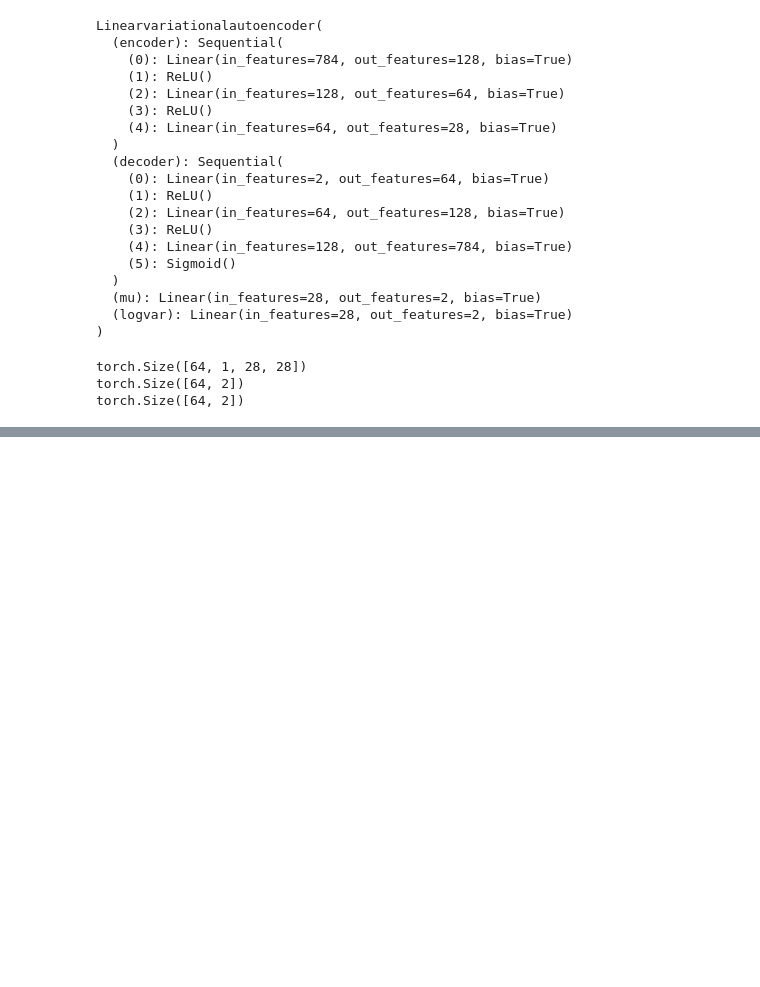
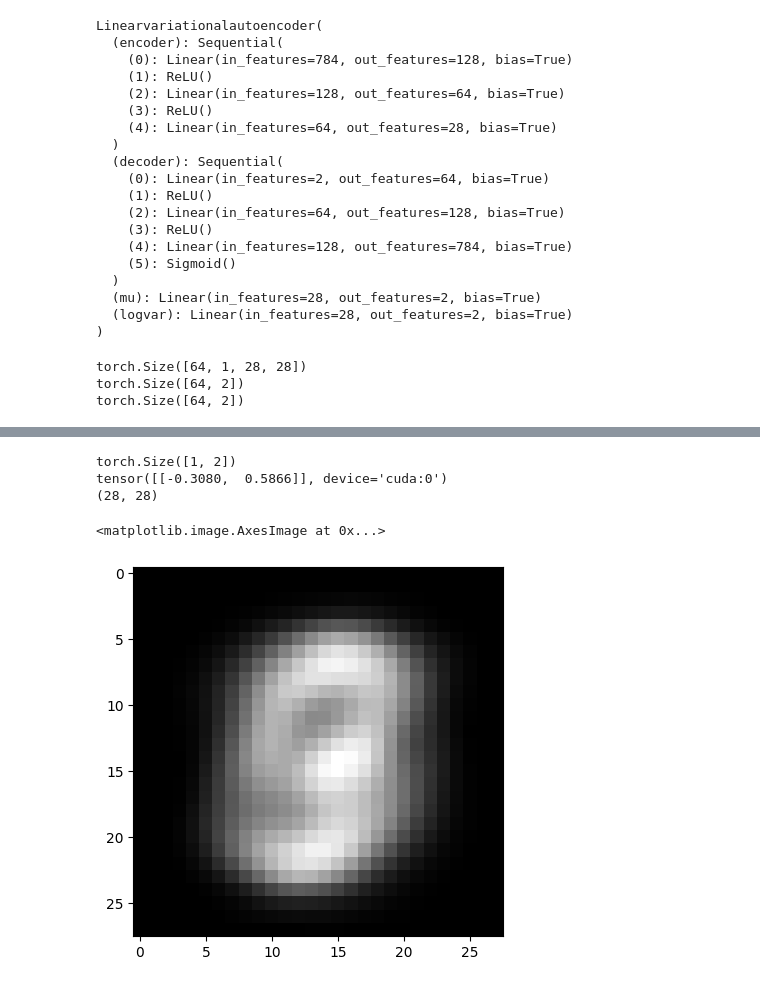
Before and after one commit to Yub-S/deep_generative_models, a Jupyter notebook: variational_autoencoder.ipynb, the cells around one changed output, grey strips where cells are left out. Saved outputs shown, nothing was run; the diff lists cells and outputs as text; code cells hidden in the pictures; blank space fills up the shorter version.

```diff
--- a/variational_autoencoder.ipynb
+++ b/variational_autoencoder.ipynb
@@ -108,0 +120,20 @@ torch.Size([64, 2])
+# %%
+def var_loss(x,x_hat,log_var,mu,reconstruction_weight=1,kl_weight=1):
+
+  """ here we calculate the average mean squared error on image level i.e we calculate the pixel loss for each image
+  flatten it sum that up to find the total image loss and then take the mean over the entire batch and find the reconstruction loss for the batch
+  similarly we do the same for kl loss"""
+
+  pixel_mse = (x-x_hat)**2 # b,c,h,w
+  pixel_flat_mse = pixel_mse.flatten(1)
+  #reconstruction_loss = pixel_flat_mse.mean()
+  reconstruction_loss = pixel_flat_mse.sum(axis = -1).mean()
+  #print("reconstruction loss :",reconstruction_loss)
+
+  # kl loss
+  kl = (1 + log_var - mu**2 - torch.exp(log_var)).flatten(1)
+  kl_loss_per_img = -0.5 * kl.sum(axis = -1)
+  kl_loss = kl_loss_per_img.mean()
+  #print("kl loss :",kl_loss)
+
+  return reconstruction_weight *reconstruction_loss + kl_weight * kl_loss
@@ -108,0 +275,20 @@ torch.Size([64, 2])
+# %%
+# generating new samples
+sample = torch.randn((1,2)).to(device)
+#sample = torch.tensor([1.5,2.5]).reshape(1,2).type(torch.float32).to(device)
+print(sample.shape)
+vae1,va100 = models
+model  = va100.to(device)
+with torch.no_grad():
+  print(sample)
+  generation = model.forward_decoder(sample).to('cpu')
+
+generation = generation.detach().numpy().reshape(28,28)
+print(generation.shape)
+plt.imshow(generation,cmap='gray')
+# %% [output]
+torch.Size([1, 2])
+tensor([[-0.3080,  0.5866]], device='cuda:0')
+(28, 28)
+<matplotlib.image.AxesImage at 0x...>
+[figure, added]
```
Also changed, not shown: parts of 14 cells of this notebook.
